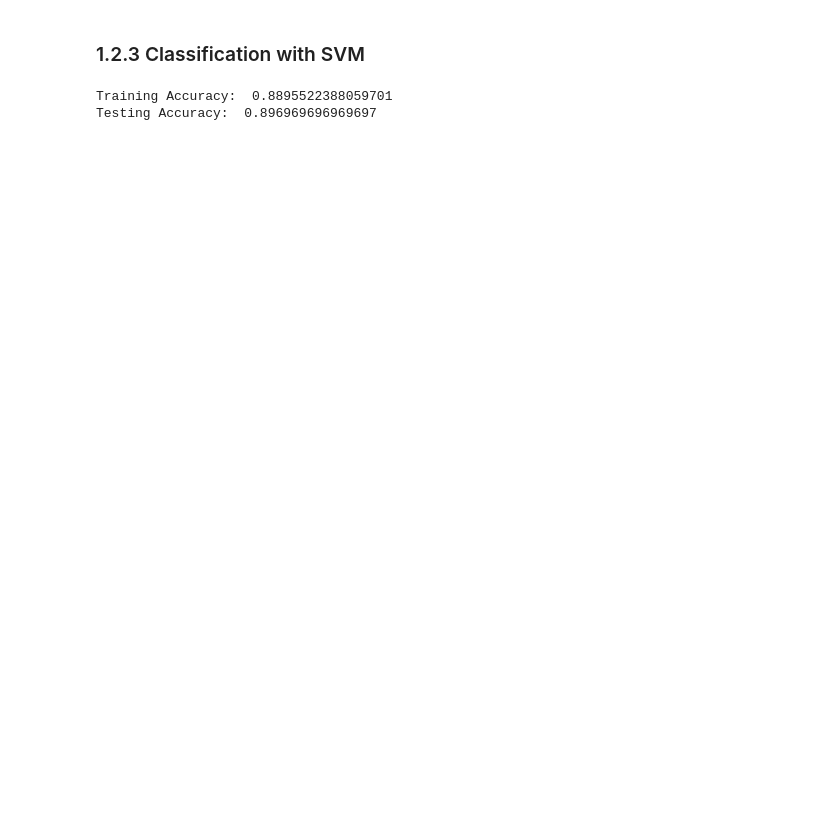
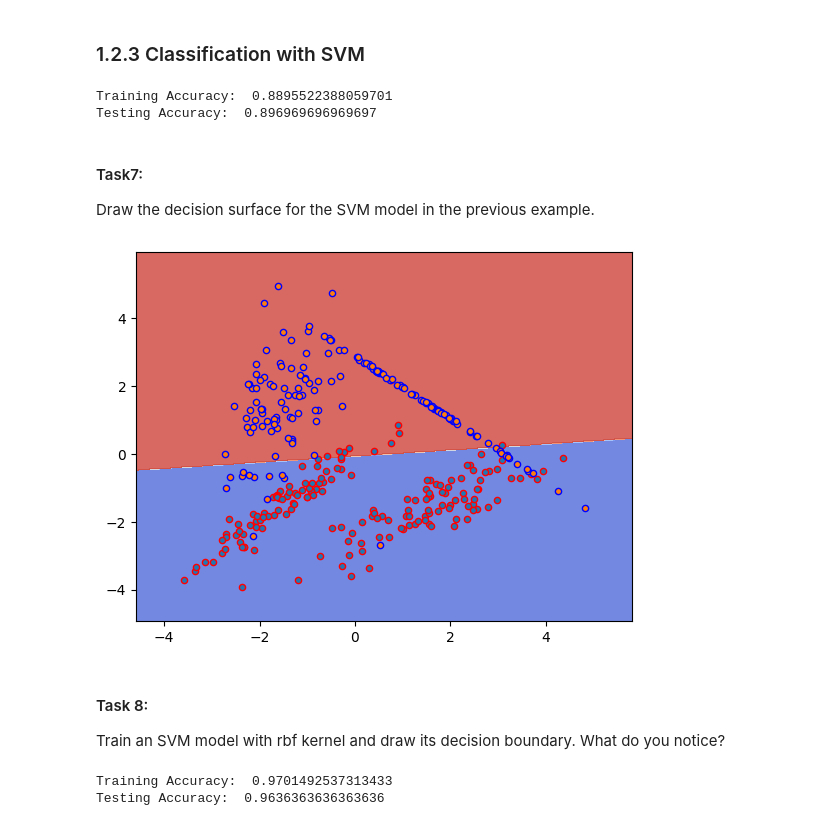
Before and after one commit to Mohammed-Abed-Alkareem/INTELLIGENT-SYSTEMS-LAB, a Jupyter notebook: Exp_4/exp_4.ipynb, the cells around one changed output. Saved outputs shown, nothing was run; the diff lists cells and outputs as text; code cells hidden in the pictures; blank space fills up the shorter version.

```diff
--- a/Exp_4/exp_4.ipynb
+++ b/Exp_4/exp_4.ipynb
@@ -492,3 +496,54 @@ print("Testing Accuracy: ",clf.score(X_test, y_test))
 # %% [output]
 Training Accuracy:  0.8895522388059701
 Testing Accuracy:  0.896969696969697
+# %% [markdown]
+#### Task7:
+Draw the decision surface for the SVM model in the previous example.
+# %%
+import matplotlib.pyplot as plt
+import numpy as np
+from matplotlib.colors import ListedColormap
+from sklearn.ensemble import RandomForestClassifier
+cmap = plt.cm.RdBu
+plot_step = 0.02 # fine step width for decision surface contours
+
+from sklearn import svm
+clf = svm.SVC(kernel="linear", C=100)
+clf.fit(X_train, y_train)
+
+# Now plot the decision boundary using a fine mesh as input to a
+# filled contour plot
+x_min, x_max = X_train[:, 0].min() - 1, X_train[:, 0].max() + 1
+y_min, y_max = X_train[:, 1].min() - 1, X_train[:, 1].max() + 1
+
+xx, yy = np.meshgrid(
+    np.arange(x_min, x_max, plot_step),
+    np.arange(y_min, y_max, plot_step))
+
+# Predict each point on the mesh
+Z = clf.predict(np.c_[xx.ravel(), yy.ravel()])
+Z = Z.reshape(xx.shape)
+
+# Plot the decision boundary and margins
+plt.contourf(xx, yy, Z, cmap=plt.cm.coolwarm, alpha=0.8)
+
+
+colors = ["r", "b"]
+for c in np.unique(y_train):
+    plt.scatter([X_train[i, 0] for i in np.where(y_train==c)] ,
+    [X_train[i, 1] for i in np.where(y_train==c)],
+    edgecolor=colors[c], s=20, label="Samples")
+# %% [output]
+[figure, added]
+# %% [markdown]
+#### Task 8:
+Train an SVM model with rbf kernel and draw its decision boundary. What do you notice?
+# %%
+from sklearn import svm
+clf = svm.SVC(kernel="rbf", C=100)
+clf.fit(X_train, y_train)
+print("Training Accuracy: ",clf.score(X_train, y_train))
+print("Testing Accuracy: ",clf.score(X_test, y_test))
+# %% [output]
+Training Accuracy:  0.9701492537313433
+Testing Accuracy:  0.9636363636363636
```
Also changed, not shown: parts of 15 cells of this notebook.
